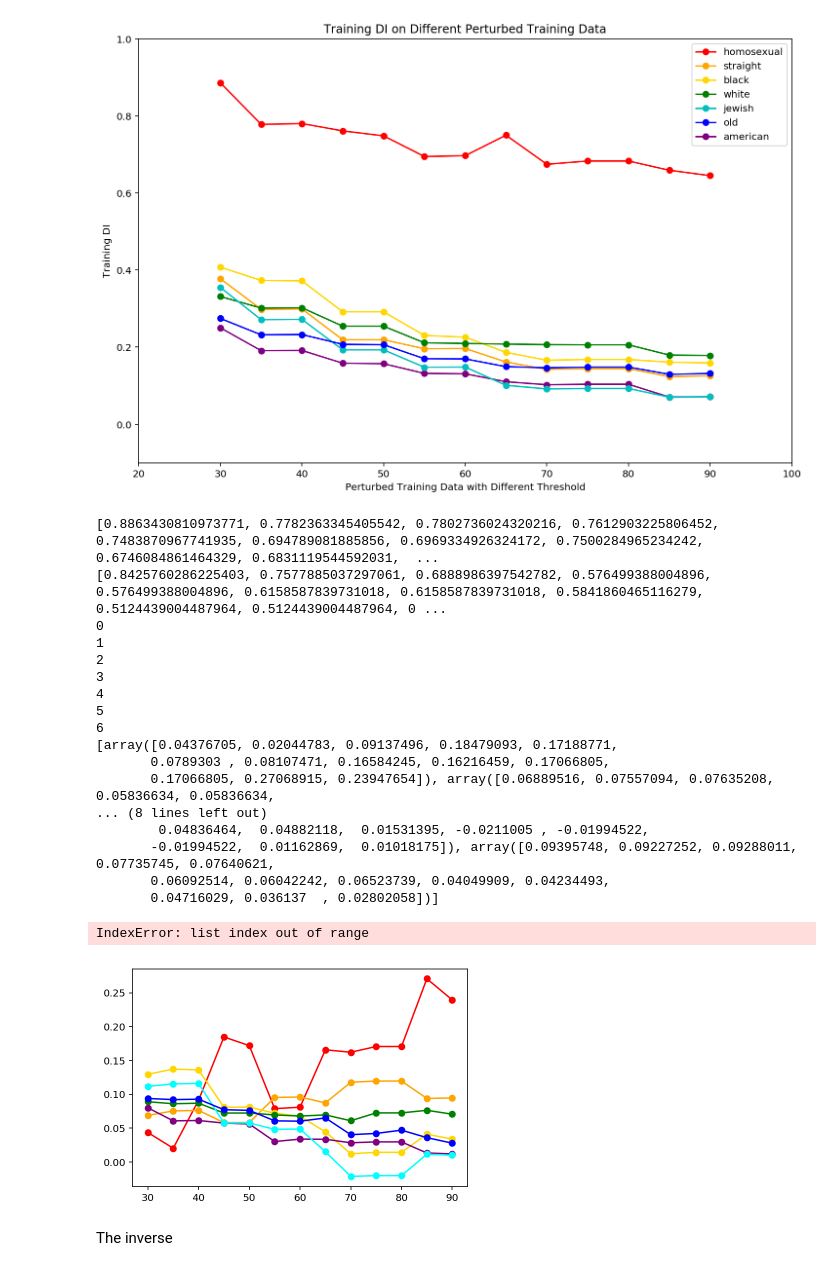
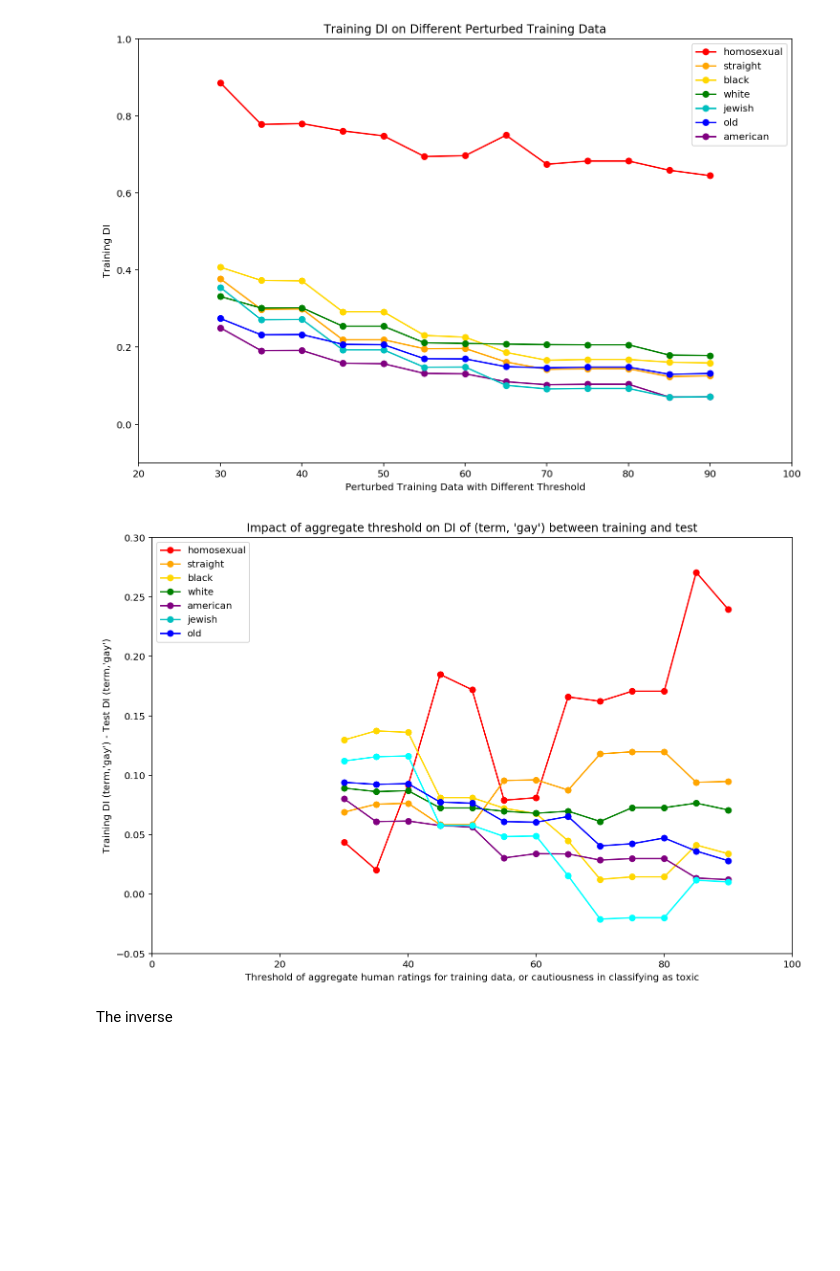
Before and after one commit to nehargupta/cs590_privacy_fairness, a Jupyter notebook: threshold-to-di.ipynb, the cells around one changed output. Saved outputs shown, nothing was run; the diff lists cells and outputs as text; code cells hidden in the pictures; blank space fills up the shorter version.

```diff
--- a/threshold-to-di.ipynb
+++ b/threshold-to-di.ipynb
@@ -274,87 +274,40 @@ print("*", y_axis_tr1)
 # %%
 # A graph of the difference between test and training DI on y axis and x axis of threshold
 # for t1/gay
 # madlibs_terms = ['gay', 'homosexual', 'straight', 'black', 'white', 'american', 'jewish', 'old']
 
 # A graph of the difference between test and training DI on y axis and x axis of threshold
 # for t1/gay
 # Currently this is train-test
 
 # x_axis = []
 # y_axis_t1 = []
-# plt.figure(figsize=(12, 8))
+plt.figure(figsize=(12, 8))
 
 array_ys = []
 array_training_ys = [y_axis_tr1, y_axis_tr2, y_axis_tr3, y_axis_tr4, y_axis_tr5, y_axis_tr6, y_axis_tr7]
 array_test_ys = [y_axis_t1, y_axis_t2, y_axis_t3, y_axis_t4, y_axis_t5, y_axis_t6, y_axis_t7]
 
-#print(array_training_ys)
-#print(array_test_ys)
-print(y_axis_tr1)
-print(y_axis_t1)
 for i in range(len(array_training_ys)):
-    print(i)
     array_ys.append(np.subtract(array_training_ys[i], array_test_ys[i]))
 
-print(array_ys)
-
-# line1, = plt.plot(x_axis, y_axis_tr1, "ro-", label=madlibs_terms[1])
-# line2, = plt.plot(x_axis, y_axis_tr2, "o-", color='orange', label=madlibs_terms[2])
-# line3, = plt.plot(x_axis, y_axis_tr3, "o-", color='gold', label=madlibs_terms[3])
-# line4, = plt.plot(x_axis, y_axis_tr4, "go-", label=madlibs_terms[4])
-# line5, = plt.plot(x_axis, y_axis_tr5, "o-", color='purple', label=madlibs_terms[5])
-# line6, = plt.plot(x_axis, y_axis_tr6, "co-", label=madlibs_terms[6])
-# line7, = plt.plot(x_axis, y_axis_tr7, "bo-", label=madlibs_terms[7])
 
 
 d={}
 colors = ["red", "orange", "gold", "green", "purple", "cyan", "blue"]
-for i in range(len(array_ys[i])):
+for i in range(len(array_ys)):
     d["line{}.format(i)"], = plt.plot(x_axis, array_ys[i], "o-", color=colors[i], label=madlibs_terms[i+1])
-# line1, = plt.plot(x_axis, y_axis_t1, "ro", label='Term 1')
-# line2, = plt.plot(x_axis, y_axis_t2, "bo", label='Term 2')
-# line3, = plt.plot(x_axis, y_axis_t5, "go", label='Term 5')
-# plt.xlim([0, 100])
-# plt.ylim([-0.1, .3])
-# plt.title("Difference Between Test and Training DI on Different Perturbed Training Data")
-# plt.xlabel("Perturbed Training Data with Different Threshold")
-# plt.ylabel("Difference Between Test and Training DI")
-# plt.legend(handles=[line1, line2, line3])
 
+plt.xlim([0, 100])
+plt.ylim([-0.05, .3])
+plt.title("Impact of aggregate threshold on DI of (term, 'gay') between training and test")
+plt.xlabel("Threshold of aggregate human ratings for training data, or cautiousness in classifying as toxic")
+plt.ylabel("Training DI (term,'gay') - Test DI (term,'gay')")
+#plt.legend(handles=[d["line{}.format(x)"] for x in range(len(array_ys))]) # Thought this line might work and it doesnt
+plt.legend(handles=[line1, line2, line3, line4, line5, line6, line7])
 
-# x = np.array(x_axis).reshape(-1, 1)
-# x2 = np.asarray(x_axis)
-# x2 = np.multiply(x2.T, x2)
-# X = np.concatenate((x_axis,x2),axis=0)
-# X = X.reshape(2,len(x2))
-# reg1 = linear_model.LinearRegression()
-# reg1.fit(X.T, y_axis_t1)
-# y_pred1 = reg1.predict(X.T)
-# plt.plot(x, y_pred1, color='r', linewidth=1)
-
-print(y_axis_t1)
-print(y_axis_tr1)
-print(np.subtract(y_axis_tr1, y_axis_t1))
-print(x_axis)
+plt.savefig('pothreshold-graph.png', bbox_inches='tight')
 # %% [output]
-[0.8863430810973771, 0.7782363345405542, 0.7802736024320216, 0.7612903225806452, 0.7483870967741935, 0.694789081885856, 0.6969334926324172, 0.7500284965234242, 0.6746084861464329, 0.6831119544592031,  ...
-[0.8425760286225403, 0.7577885037297061, 0.6888986397542782, 0.576499388004896, 0.576499388004896, 0.6158587839731018, 0.6158587839731018, 0.5841860465116279, 0.5124439004487964, 0.5124439004487964, 0 ...
-0
-1
-2
-3
-4
-5
-6
-[array([0.04376705, 0.02044783, 0.09137496, 0.18479093, 0.17188771,
-       0.0789303 , 0.08107471, 0.16584245, 0.16216459, 0.17066805,
-       0.17066805, 0.27068915, 0.23947654]), array([0.06889516, 0.07557094, 0.07635208, 0.05836634, 0.05836634,
-... (8 lines left out)
-        0.04836464,  0.04882118,  0.01531395, -0.0211005 , -0.01994522,
-       -0.01994522,  0.01162869,  0.01018175]), array([0.09395748, 0.09227252, 0.09288011, 0.07735745, 0.07640621,
-       0.06092514, 0.06042242, 0.06523739, 0.04049909, 0.04234493,
-       0.04716029, 0.036137  , 0.02802058])]
-IndexError: list index out of range
-[figure, old version]
+[figure, new version]
 # %% [markdown]
 The inverse
```
Also changed, not shown: parts of 1 cell of this notebook.
